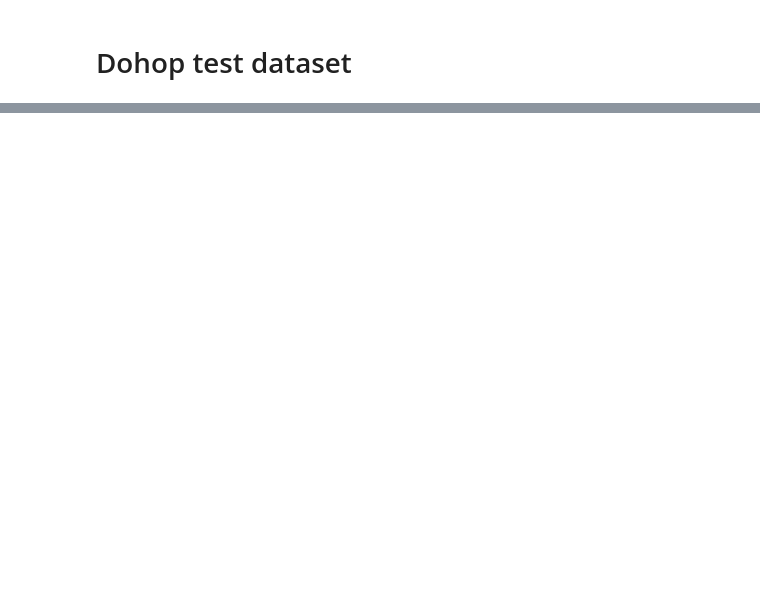
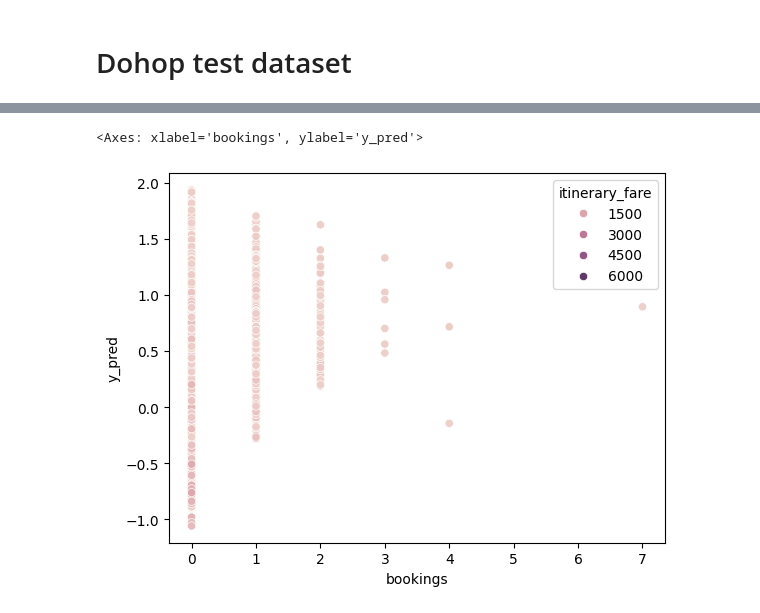
Before and after one commit to LaGenace/OptiFlyAi, a Jupyter notebook: Notebooks/ant_december_model.ipynb, the cells around one changed output, grey strips where cells are left out. Drawn from its saved outputs; the diff is of its cells as text; code cells hidden in the pictures; blank space fills up the shorter version.

Commit message:
Predicted on dohop data

```diff
--- a/Notebooks/ant_december_model.ipynb
+++ b/Notebooks/ant_december_model.ipynb
@@ -400,3 +509,3 @@ model = load_model('../models/ant_model_071223.h5')
 # %%
-model.predict(scaled_dohop_data)
+dohop_pred = model.predict(scaled_dohop_data)
 # %% [output]
@@ -413,0 +513,6 @@ Try predict with a model, but you may have to retrain as you kept changing colum
+# %%
+raw_dohop_data['bookings'] = raw_dohop_data['bookings'].fillna(0)
+# %%
+clean_raw_dohop_data = raw_dohop_data.dropna(subset='itinerary_fare')
+# %%
+clean_raw_dohop_data['y_pred'] = dohop_pred
@@ -413,0 +541,5 @@ Try predict with a model, but you may have to retrain as you kept changing colum
+# %%
+sns.scatterplot(data=clean_raw_dohop_data, x='bookings', y='y_pred', hue='itinerary_fare')
+# %% [output]
+<Axes: xlabel='bookings', ylabel='y_pred'>
+[figure, added]
```
Also changed, not shown: parts of 48 cells of this notebook.
